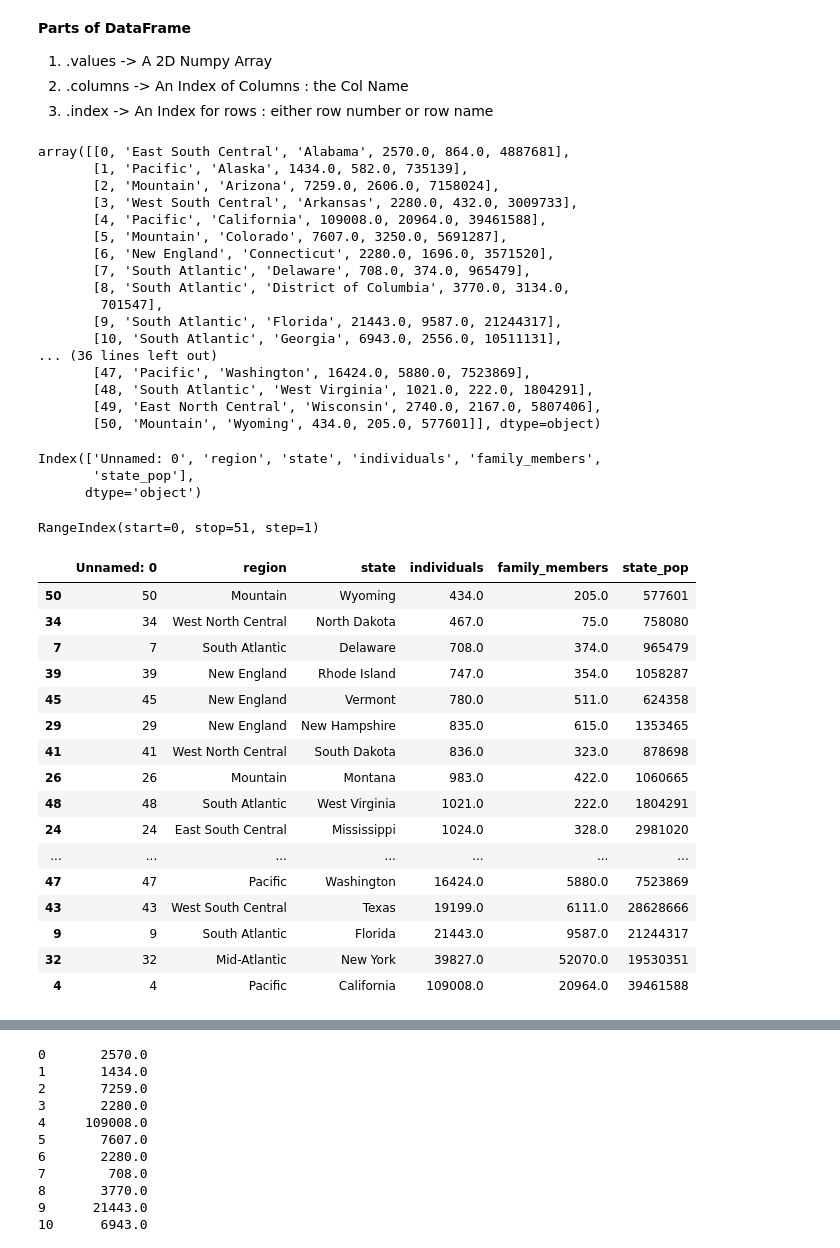
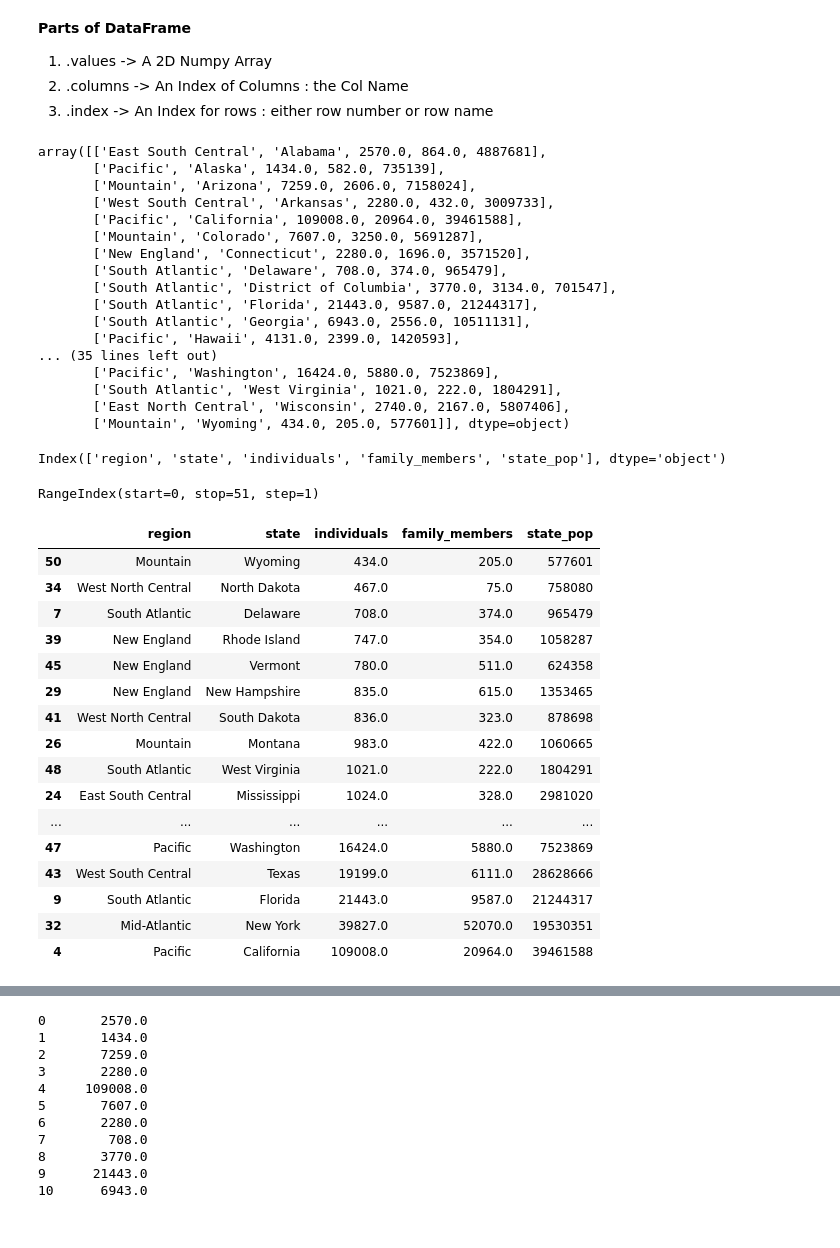
Before and after one commit to DMMPrice/Python-class, a Jupyter notebook: pandas_homelessness.ipynb, the cells around one changed output, grey strips where cells are left out. Drawn from its saved outputs; the diff is of its cells as text; code cells hidden in the pictures.

```diff
--- a/pandas_homelessness.ipynb
+++ b/pandas_homelessness.ipynb
@@ -16,0 +33,3 @@ print(type(homeless))
+# %%
+homeless=homeless.drop('Unnamed: 0',axis=1)
+homeless
@@ -81,55 +122,52 @@ homeless.shape # This is Fixed But Other Methods / Attributes values are not fix
 # Values of homelessness
 homeless.values
 # %% [output]
-array([[0, 'East South Central', 'Alabama', 2570.0, 864.0, 4887681],
-       [1, 'Pacific', 'Alaska', 1434.0, 582.0, 735139],
-       [2, 'Mountain', 'Arizona', 7259.0, 2606.0, 7158024],
-       [3, 'West South Central', 'Arkansas', 2280.0, 432.0, 3009733],
-       [4, 'Pacific', 'California', 109008.0, 20964.0, 39461588],
-       [5, 'Mountain', 'Colorado', 7607.0, 3250.0, 5691287],
-       [6, 'New England', 'Connecticut', 2280.0, 1696.0, 3571520],
-       [7, 'South Atlantic', 'Delaware', 708.0, 374.0, 965479],
-       [8, 'South Atlantic', 'District of Columbia', 3770.0, 3134.0,
-        701547],
-       [9, 'South Atlantic', 'Florida', 21443.0, 9587.0, 21244317],
-       [10, 'South Atlantic', 'Georgia', 6943.0, 2556.0, 10511131],
-... (36 lines left out)
-       [47, 'Pacific', 'Washington', 16424.0, 5880.0, 7523869],
-       [48, 'South Atlantic', 'West Virginia', 1021.0, 222.0, 1804291],
-       [49, 'East North Central', 'Wisconsin', 2740.0, 2167.0, 5807406],
-       [50, 'Mountain', 'Wyoming', 434.0, 205.0, 577601]], dtype=object)
+array([['East South Central', 'Alabama', 2570.0, 864.0, 4887681],
+       ['Pacific', 'Alaska', 1434.0, 582.0, 735139],
+       ['Mountain', 'Arizona', 7259.0, 2606.0, 7158024],
+       ['West South Central', 'Arkansas', 2280.0, 432.0, 3009733],
+       ['Pacific', 'California', 109008.0, 20964.0, 39461588],
+       ['Mountain', 'Colorado', 7607.0, 3250.0, 5691287],
+       ['New England', 'Connecticut', 2280.0, 1696.0, 3571520],
+       ['South Atlantic', 'Delaware', 708.0, 374.0, 965479],
+       ['South Atlantic', 'District of Columbia', 3770.0, 3134.0, 701547],
+       ['South Atlantic', 'Florida', 21443.0, 9587.0, 21244317],
+       ['South Atlantic', 'Georgia', 6943.0, 2556.0, 10511131],
+       ['Pacific', 'Hawaii', 4131.0, 2399.0, 1420593],
+... (35 lines left out)
+       ['Pacific', 'Washington', 16424.0, 5880.0, 7523869],
+       ['South Atlantic', 'West Virginia', 1021.0, 222.0, 1804291],
+       ['East North Central', 'Wisconsin', 2740.0, 2167.0, 5807406],
+       ['Mountain', 'Wyoming', 434.0, 205.0, 577601]], dtype=object)
 # %%
 # Col Index
 homeless.columns
 # %% [output]
-Index(['Unnamed: 0', 'region', 'state', 'individuals', 'family_members',
-       'state_pop'],
-      dtype='object')
+Index(['region', 'state', 'individuals', 'family_members', 'state_pop'], dtype='object')
 # %%
 # Row Index
 homeless.index
 # %% [output]
 RangeIndex(start=0, stop=51, step=1)
 # %%
-
 # Sort homeless by individuals
-homeless.ind=homeless.sort_values('individuals')
-homeless.ind
+homeless=homeless.sort_values('individuals')
+homeless
 # %% [output]
-|  | Unnamed: 0 | region | state | individuals | family_members | state_pop |
-| 50 | 50 | Mountain | Wyoming | 434.0 | 205.0 | 577601 |
-| 34 | 34 | West North Central | North Dakota | 467.0 | 75.0 | 758080 |
-| 7 | 7 | South Atlantic | Delaware | 708.0 | 374.0 | 965479 |
-| 39 | 39 | New England | Rhode Island | 747.0 | 354.0 | 1058287 |
-| 45 | 45 | New England | Vermont | 780.0 | 511.0 | 624358 |
-| 29 | 29 | New England | New Hampshire | 835.0 | 615.0 | 1353465 |
-| 41 | 41 | West North Central | South Dakota | 836.0 | 323.0 | 878698 |
-| 26 | 26 | Mountain | Montana | 983.0 | 422.0 | 1060665 |
-| 48 | 48 | South Atlantic | West Virginia | 1021.0 | 222.0 | 1804291 |
-| 24 | 24 | East South Central | Mississippi | 1024.0 | 328.0 | 2981020 |
-| ... | ... | ... | ... | ... | ... | ... |
-| 47 | 47 | Pacific | Washington | 16424.0 | 5880.0 | 7523869 |
-| 43 | 43 | West South Central | Texas | 19199.0 | 6111.0 | 28628666 |
-| 9 | 9 | South Atlantic | Florida | 21443.0 | 9587.0 | 21244317 |
-| 32 | 32 | Mid-Atlantic | New York | 39827.0 | 52070.0 | 19530351 |
-| 4 | 4 | Pacific | California | 109008.0 | 20964.0 | 39461588 |
+|  | region | state | individuals | family_members | state_pop |
+| 50 | Mountain | Wyoming | 434.0 | 205.0 | 577601 |
+| 34 | West North Central | North Dakota | 467.0 | 75.0 | 758080 |
+| 7 | South Atlantic | Delaware | 708.0 | 374.0 | 965479 |
+| 39 | New England | Rhode Island | 747.0 | 354.0 | 1058287 |
+| 45 | New England | Vermont | 780.0 | 511.0 | 624358 |
+| 29 | New England | New Hampshire | 835.0 | 615.0 | 1353465 |
+| 41 | West North Central | South Dakota | 836.0 | 323.0 | 878698 |
+| 26 | Mountain | Montana | 983.0 | 422.0 | 1060665 |
+| 48 | South Atlantic | West Virginia | 1021.0 | 222.0 | 1804291 |
+| 24 | East South Central | Mississippi | 1024.0 | 328.0 | 2981020 |
+| ... | ... | ... | ... | ... | ... |
+| 47 | Pacific | Washington | 16424.0 | 5880.0 | 7523869 |
+| 43 | West South Central | Texas | 19199.0 | 6111.0 | 28628666 |
+| 9 | South Atlantic | Florida | 21443.0 | 9587.0 | 21244317 |
+| 32 | Mid-Atlantic | New York | 39827.0 | 52070.0 | 19530351 |
+| 4 | Pacific | California | 109008.0 | 20964.0 | 39461588 |
```
Also changed, not shown: parts of 15 cells of this notebook, 28 other files.
